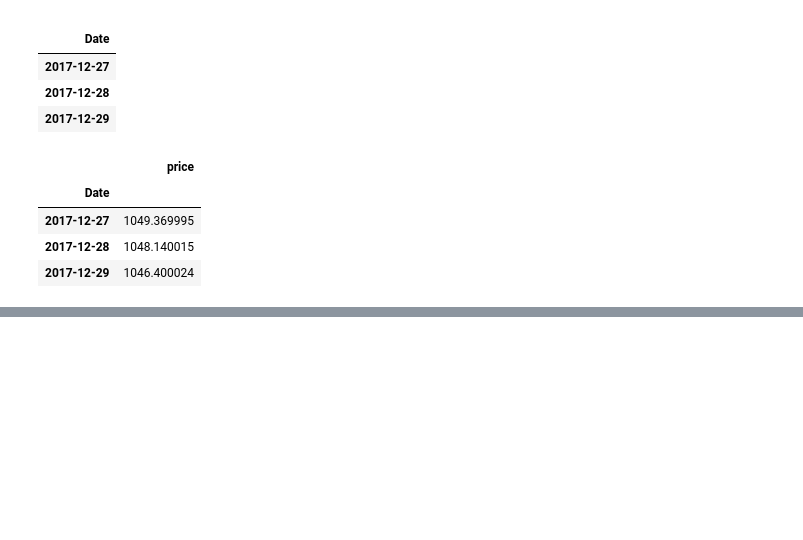
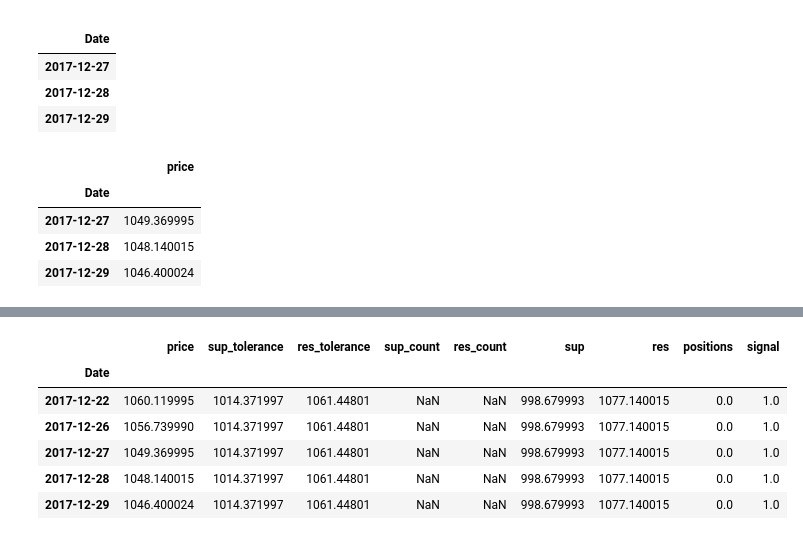
Before and after one commit to victorvianaom/Learn-Algorithmic-Trading, a Jupyter notebook: Deciphering Markets with Technical Analysis 📚02.ipynb, the cells around one changed output, grey strips where cells are left out. Drawn from its saved outputs; the diff is of its cells as text; code cells hidden in the pictures; blank space fills up the shorter version.

```diff
--- a/Deciphering Markets with Technical Analysis 📚02.ipynb
+++ b/Deciphering Markets with Technical Analysis 📚02.ipynb
@@ -76,0 +142,10 @@ goog_data_signal.tail(3)
+# %%
+goog_data_signal.tail()
+# %% [output]
+|  | price | sup_tolerance | res_tolerance | sup_count | res_count | sup | res | positions | signal |
+| Date |  |  |  |  |  |  |  |  |  |
+| 2017-12-22 | 1060.119995 | 1014.371997 | 1061.44801 | NaN | NaN | 998.679993 | 1077.140015 | 0.0 | 1.0 |
+| 2017-12-26 | 1056.739990 | 1014.371997 | 1061.44801 | NaN | NaN | 998.679993 | 1077.140015 | 0.0 | 1.0 |
+| 2017-12-27 | 1049.369995 | 1014.371997 | 1061.44801 | NaN | NaN | 998.679993 | 1077.140015 | 0.0 | 1.0 |
+| 2017-12-28 | 1048.140015 | 1014.371997 | 1061.44801 | NaN | NaN | 998.679993 | 1077.140015 | 0.0 | 1.0 |
+| 2017-12-29 | 1046.400024 | 1014.371997 | 1061.44801 | NaN | NaN | 998.679993 | 1077.140015 | 0.0 | 1.0 |
```
Also changed, not shown: parts of 7 cells of this notebook.
